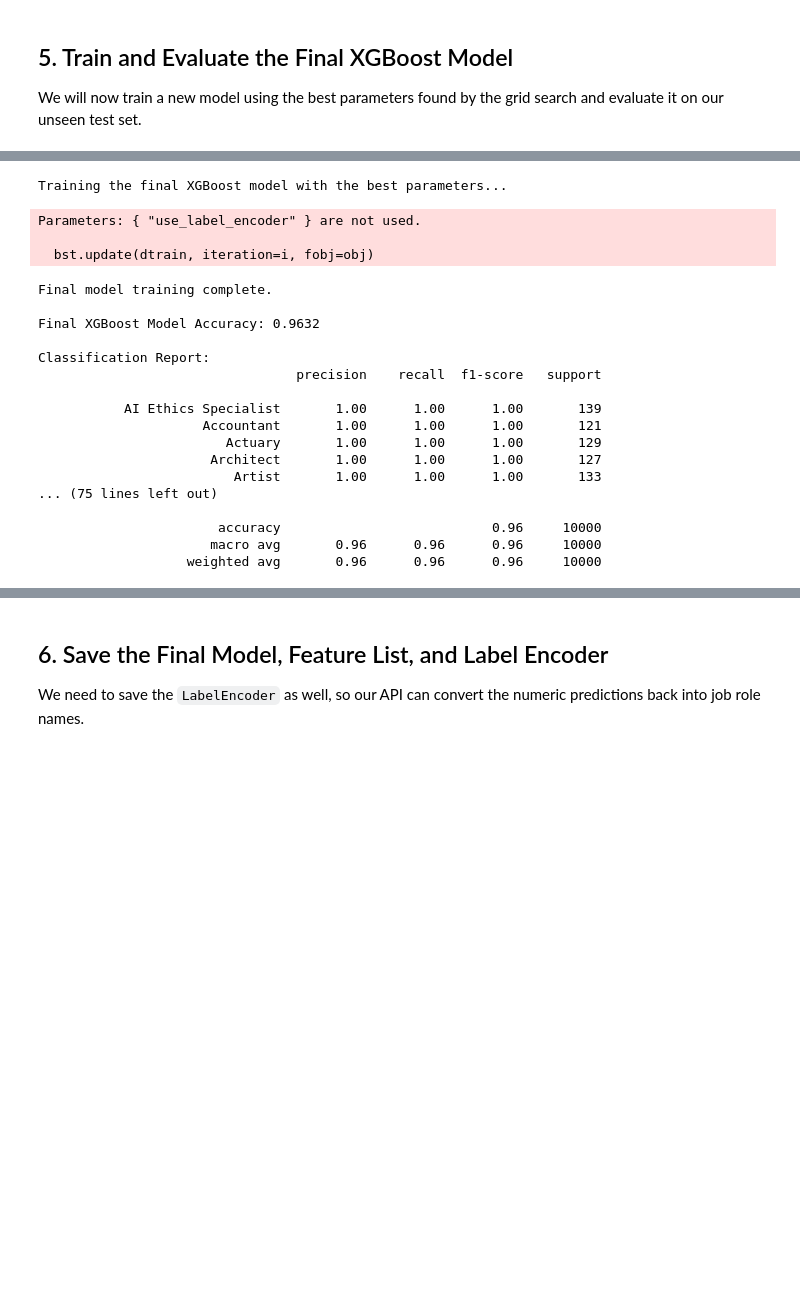
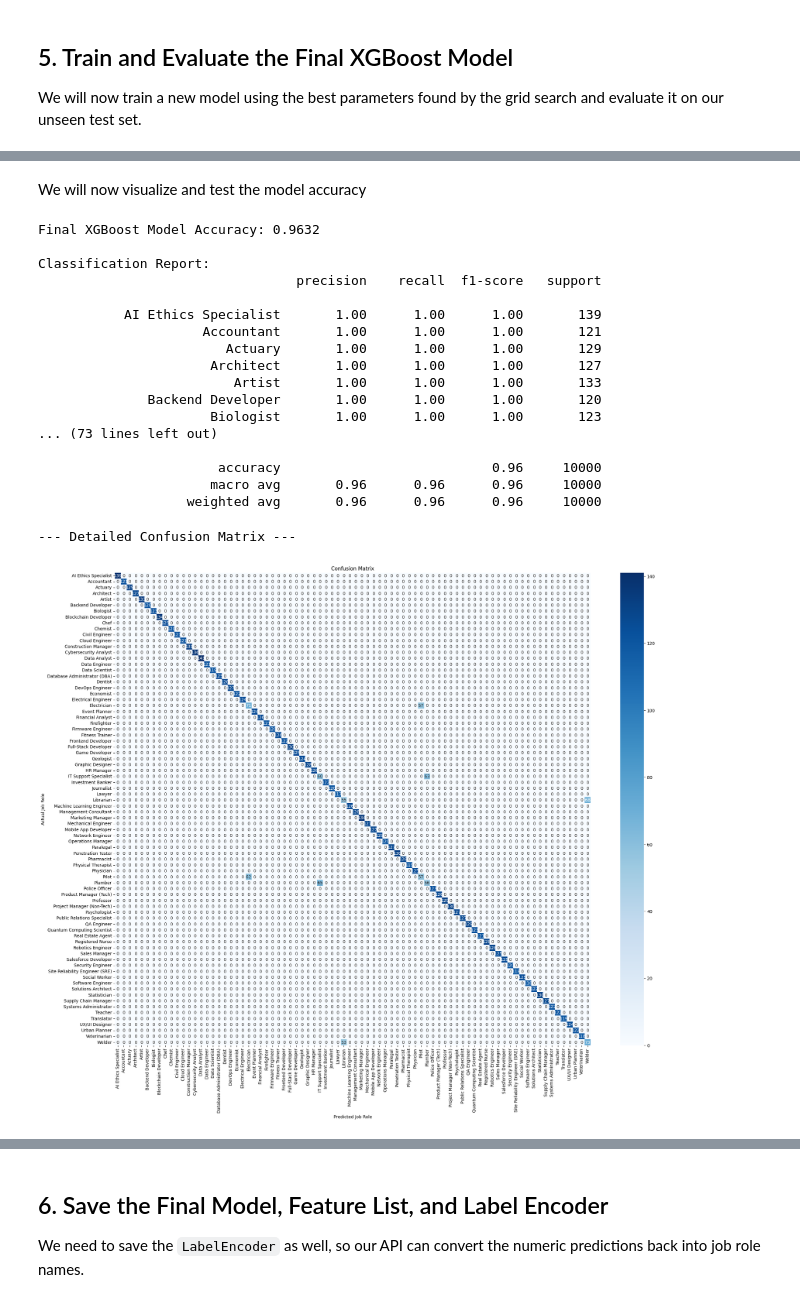
Before and after one commit to saikat0506/1_job_role_suggestor_git, a Jupyter notebook: JOB_Role_Suggestor_ML_backend/model_training/training_XGboost.ipynb, the cells around one changed output, grey strips where cells are left out. Cells and saved outputs as stored; diff of their text form; code cells hidden in the pictures; blank space fills up the shorter version.

```diff
--- a/JOB_Role_Suggestor_ML_backend/model_training/training_XGboost.ipynb
+++ b/JOB_Role_Suggestor_ML_backend/model_training/training_XGboost.ipynb
@@ -148,18 +205,6 @@ Best cross-validation score: 0.9639
+# %% [markdown]
+We will now visualize and test the model accuracy
 # %%
-
-# --- Initialize and Train the Final Model ---
-print("Training the final XGBoost model with the best parameters...")
-final_model = xgb.XGBClassifier(
-    objective='multi:softprob',
-    eval_metric='mlogloss',
-    use_label_encoder=False,
-    random_state=42,
-    **best_params
-)
-
-final_model.fit(X_train, y_train)
-print("Final model training complete.")
-
 # --- Make predictions and evaluate ---
 y_pred_encoded = final_model.predict(X_test)
 accuracy = accuracy_score(y_test, y_pred_encoded)
@@ -173,24 +218,37 @@ y_pred_labels = le.inverse_transform(y_pred_encoded)
 print("\nClassification Report:")
 print(classification_report(y_test_labels, y_pred_labels))
 # %% [output]
-Training the final XGBoost model with the best parameters...
+Final XGBoost Model Accuracy: 0.9632
+
+Classification Report:
+                                 precision    recall  f1-score   support
+
+           AI Ethics Specialist       1.00      1.00      1.00       139
+                     Accountant       1.00      1.00      1.00       121
+                        Actuary       1.00      1.00      1.00       129
+                      Architect       1.00      1.00      1.00       127
+                         Artist       1.00      1.00      1.00       133
+              Backend Developer       1.00      1.00      1.00       120
+                      Biologist       1.00      1.00      1.00       123
+... (73 lines left out)
+
+                       accuracy                           0.96     10000
+                      macro avg       0.96      0.96      0.96     10000
+                   weighted avg       0.96      0.96      0.96     10000
-Parameters: { "use_label_encoder" } are not used.
-
-  bst.update(dtrain, iteration=i, fobj=obj)
-Final model training complete.
-
-Final XGBoost Model Accuracy: 0.9632
-
-Classification Report:
-                                 precision    recall  f1-score   support
-
-           AI Ethics Specialist       1.00      1.00      1.00       139
-                     Accountant       1.00      1.00      1.00       121
-                        Actuary       1.00      1.00      1.00       129
-                      Architect       1.00      1.00      1.00       127
-                         Artist       1.00      1.00      1.00       133
-... (75 lines left out)
-
-                       accuracy                           0.96     10000
-                      macro avg       0.96      0.96      0.96     10000
-                   weighted avg       0.96      0.96      0.96     10000
+# %%
+# --- Enhanced Confusion Matrix ---
+print("\n--- Detailed Confusion Matrix ---")
+cm = confusion_matrix(y_test_labels, y_pred_labels, labels=le.classes_)
+cm_df = pd.DataFrame(cm, index=le.classes_, columns=le.classes_)
+# %% [output]
+--- Detailed Confusion Matrix ---
+# %%
+# Plotting the heatmap
+plt.figure(figsize=(25, 20))
+sns.heatmap(cm_df, annot=True, fmt='d', cmap='Blues')
+plt.title('Confusion Matrix')
+plt.ylabel('Actual Job Role')
+plt.xlabel('Predicted Job Role')
+plt.show()
+# %% [output]
+[figure, added]
```
Also changed, not shown: parts of 12 cells of this notebook, 5 other files.
